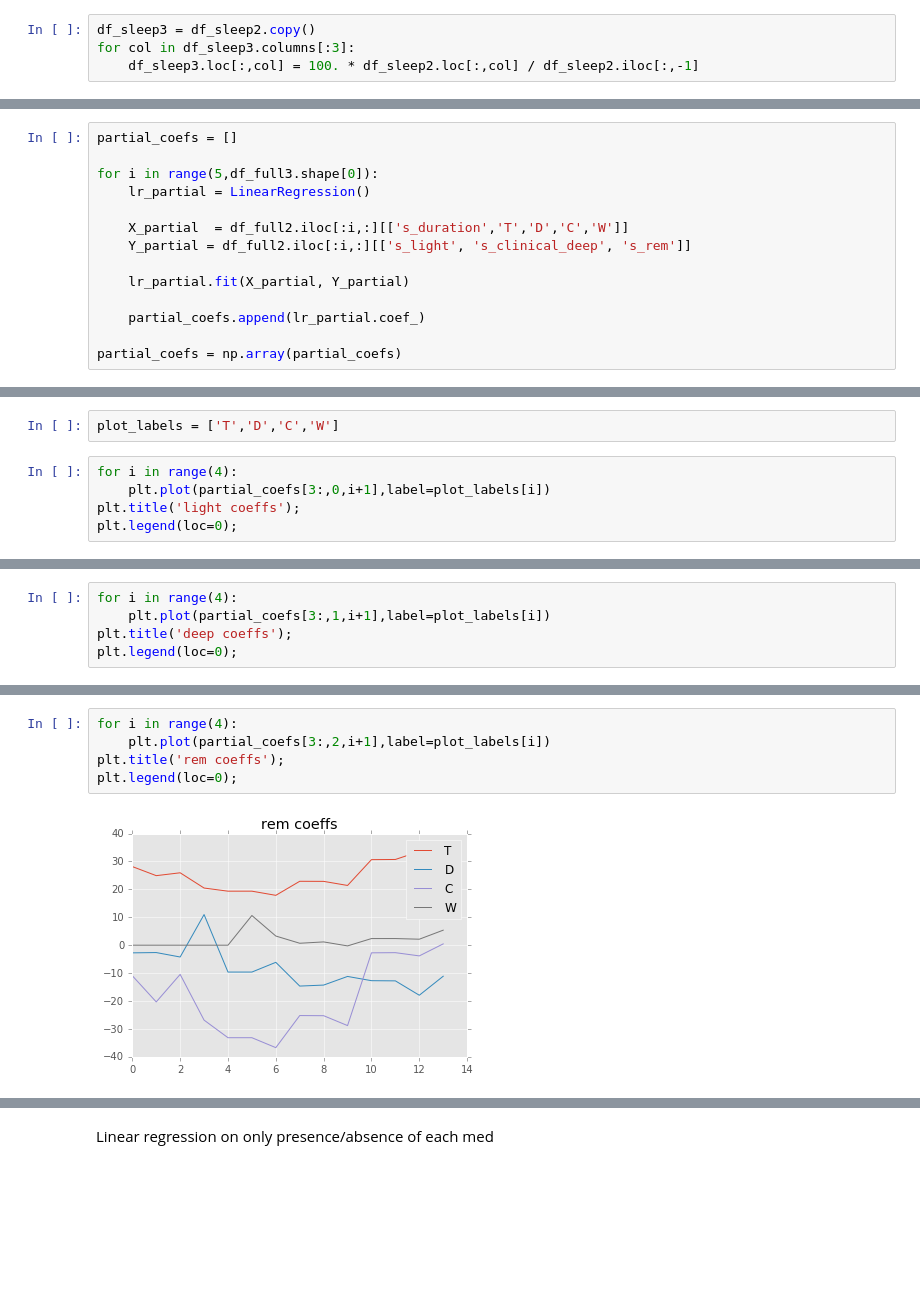
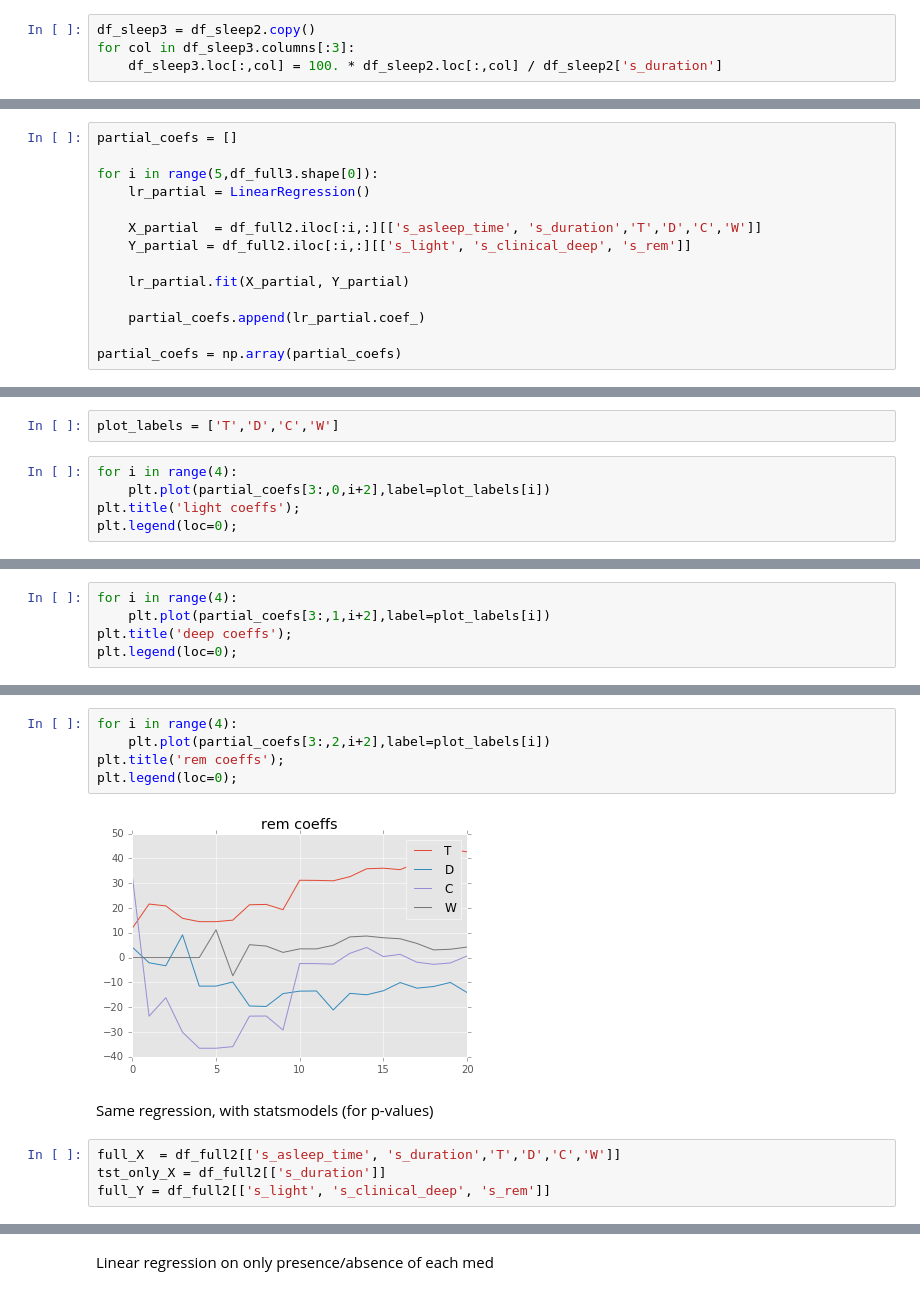
Before and after one commit to rfriel/jawbone, a Jupyter notebook: jawbone_m.ipynb, the cells around one changed output, grey strips where cells are left out. Saved outputs shown, nothing was run; the diff lists cells and outputs as text; blank space fills up the shorter version.

```diff
--- a/jawbone_m.ipynb
+++ b/jawbone_m.ipynb
@@ -100,7 +100,7 @@ plt.title('Minutes of each phase');
 # %%
 df_sleep3 = df_sleep2.copy()
 for col in df_sleep3.columns[:3]:
-    df_sleep3.loc[:,col] = 100. * df_sleep2.loc[:,col] / df_sleep2.iloc[:,-1]
+    df_sleep3.loc[:,col] = 100. * df_sleep2.loc[:,col] / df_sleep2['s_duration']
 # %%
 plt.figure(figsize=(10,10))
 for col in df_sleep3.columns[:3]:
@@ -339,7 +324,7 @@ partial_coefs = []
 for i in range(5,df_full3.shape[0]):
     lr_partial = LinearRegression()
 
-    X_partial  = df_full2.iloc[:i,:][['s_duration','T','D','C','W']]
+    X_partial  = df_full2.iloc[:i,:][['s_asleep_time', 's_duration','T','D','C','W']]
     Y_partial = df_full2.iloc[:i,:][['s_light', 's_clinical_deep', 's_rem']]
 
     lr_partial.fit(X_partial, Y_partial)
@@ -355,7 +340,7 @@ partial_coefs.shape
 plot_labels = ['T','D','C','W']
 # %%
 for i in range(4):
-    plt.plot(partial_coefs[3:,0,i+1],label=plot_labels[i])
+    plt.plot(partial_coefs[3:,0,i+2],label=plot_labels[i])
 plt.title('light coeffs');
 plt.legend(loc=0);
 # %% [output]
@@ -363,6 +348,6 @@ plt.legend(loc=0);
 # %%
 for i in range(4):
-    plt.plot(partial_coefs[3:,1,i+1],label=plot_labels[i])
+    plt.plot(partial_coefs[3:,1,i+2],label=plot_labels[i])
 plt.title('deep coeffs');
 plt.legend(loc=0);
 # %% [output]
@@ -370,7 +355,13 @@ plt.legend(loc=0);
 # %%
 for i in range(4):
-    plt.plot(partial_coefs[3:,2,i+1],label=plot_labels[i])
+    plt.plot(partial_coefs[3:,2,i+2],label=plot_labels[i])
 plt.title('rem coeffs');
 plt.legend(loc=0);
 # %% [output]
-[figure, old version]
+[figure, new version]
+# %% [markdown]
+Same regression, with statsmodels (for p-values)
+# %%
+full_X  = df_full2[['s_asleep_time', 's_duration','T','D','C','W']]
+tst_only_X = df_full2[['s_duration']]
+full_Y = df_full2[['s_light', 's_clinical_deep', 's_rem']]
```
Also changed, not shown: parts of 58 cells of this notebook, 2 other files.
